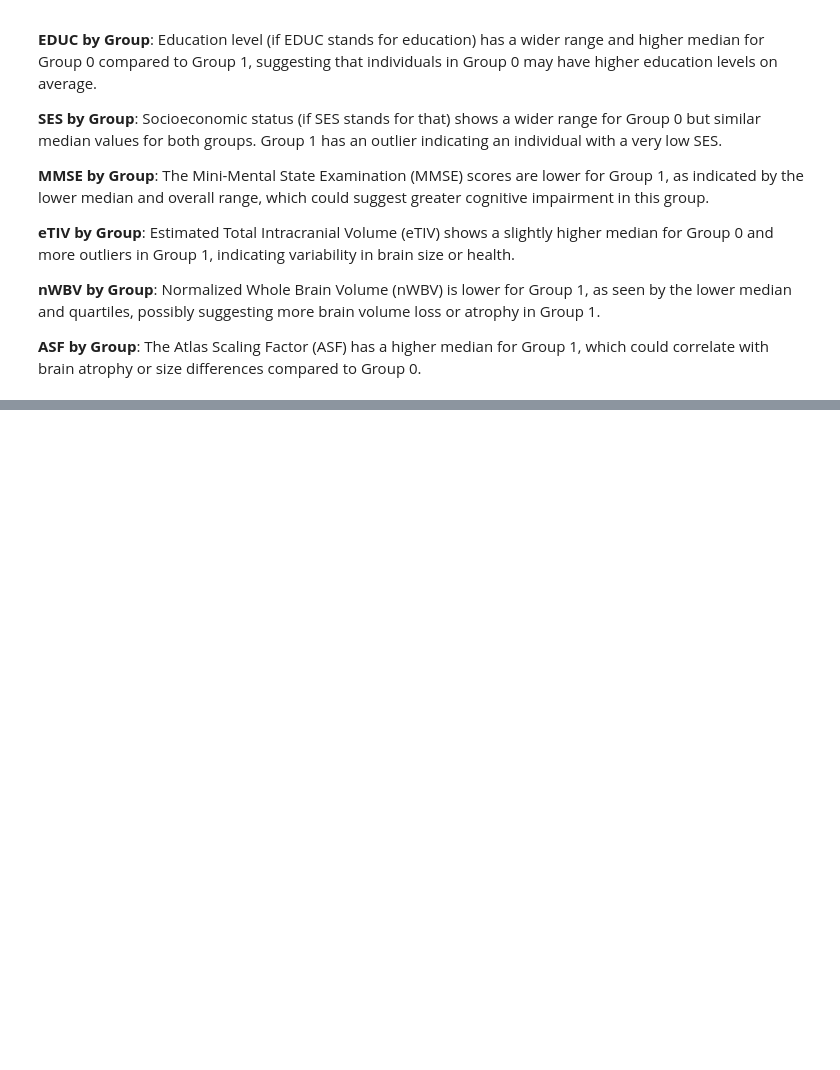
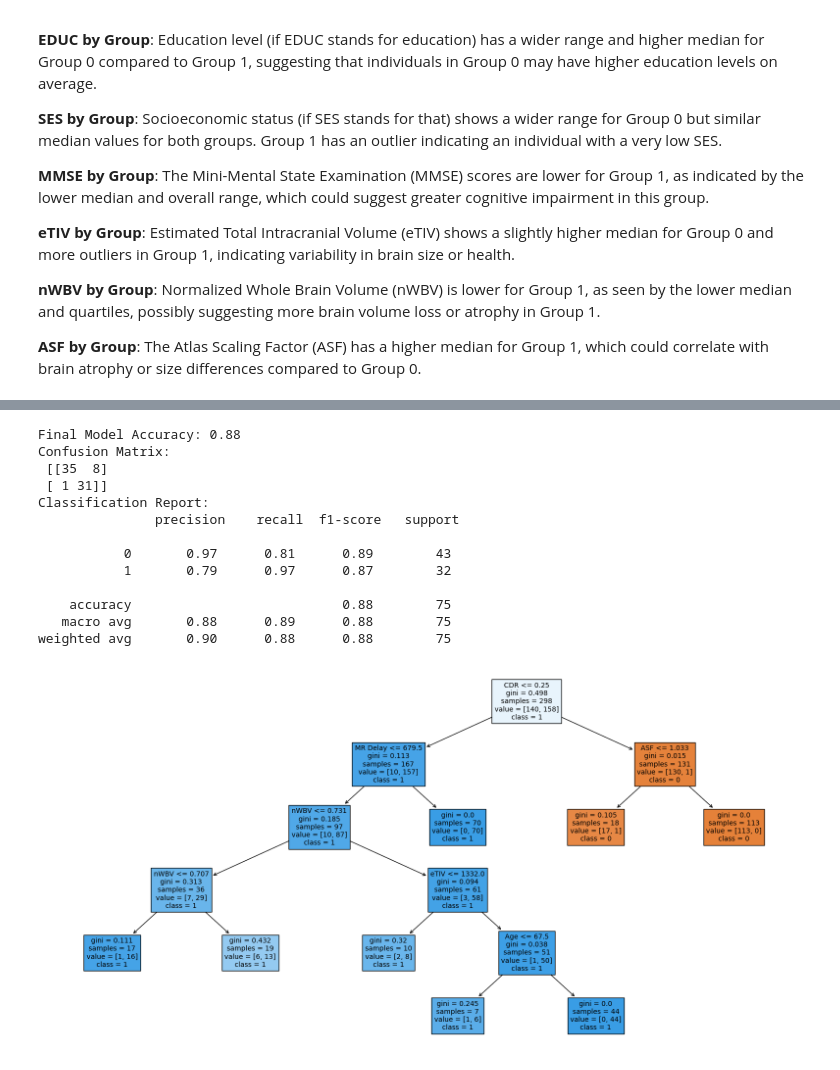
Before and after one commit to Redback-Operations/redback-senior-tech, a Jupyter notebook: Data Science/Alzeimer's Prediction/prediction_model_1.ipynb, the cells around one changed output, grey strips where cells are left out. Saved outputs shown, nothing was run; the diff lists cells and outputs as text; code cells hidden in the pictures; blank space fills up the shorter version.

```diff
--- a/Data Science/Alzeimer's Prediction/prediction_model_1.ipynb
+++ b/Data Science/Alzeimer's Prediction/prediction_model_1.ipynb
@@ -160,0 +332,57 @@ plt.show()
+# %%
+"""
+param_grid = {
+    'max_depth': [10,30,50],
+    'criterion':['gini','entropy'],
+    'max_features' : ('auto','sqrt','log2'),
+    'min_samples_split' :(2,4,6),
+    'ccp_alpha': [0.0, 0.005, 0.01, 0.015, 0.02]
+}
+"""
+"""
+param_grid = {
+    'max_depth': [None, 5, 10, 15, 20, 25, 30],
+    'min_samples_split': [2, 5, 10, 15, 20],
+    'min_samples_leaf': [1, 2, 4, 6, 8, 10],
+    'ccp_alpha': [0.0, 0.005, 0.01, 0.015, 0.02]
+}
+"""
+
+param_grid = {
+    'max_depth': [None, 10, 20, 30],
+    'min_samples_split': [2, 10, 20],
+    'min_samples_leaf': [1, 5, 10],
+    'ccp_alpha': [0.0, 0.01, 0.1]
+}
+# Grid search with cross-validation
+grid_search = GridSearchCV(DecisionTreeClassifier(random_state=42), param_grid, cv=3, scoring='accuracy')
+grid_search.fit(X_train, y_train)
+
+# Best model from grid search
+best_tree_model = grid_search.best_estimator_
+
+# Predict on the test set with the best model
+y_pred_test = best_tree_model.predict(X_test)
+print("Final Model Accuracy:", accuracy_score(y_test, y_pred_test))
+print("Confusion Matrix:\n", confusion_matrix(y_test, y_pred_test))
+print("Classification Report:\n", classification_report(y_test, y_pred_test))
+
+# Plotting the decision tree
+plt.figure(figsize=(20,10))
+plot_tree(best_tree_model, filled=True, feature_names=X.columns, class_names=np.unique(y_train).astype(str), fontsize=10)
+plt.show()
+# %% [output]
+Final Model Accuracy: 0.88
+Confusion Matrix:
+ [[35  8]
+ [ 1 31]]
+Classification Report:
+               precision    recall  f1-score   support
+
+           0       0.97      0.81      0.89        43
+           1       0.79      0.97      0.87        32
+
+    accuracy                           0.88        75
+   macro avg       0.88      0.89      0.88        75
+weighted avg       0.90      0.88      0.88        75
+[figure, added]
```
Also changed, not shown: parts of 12 cells of this notebook.
